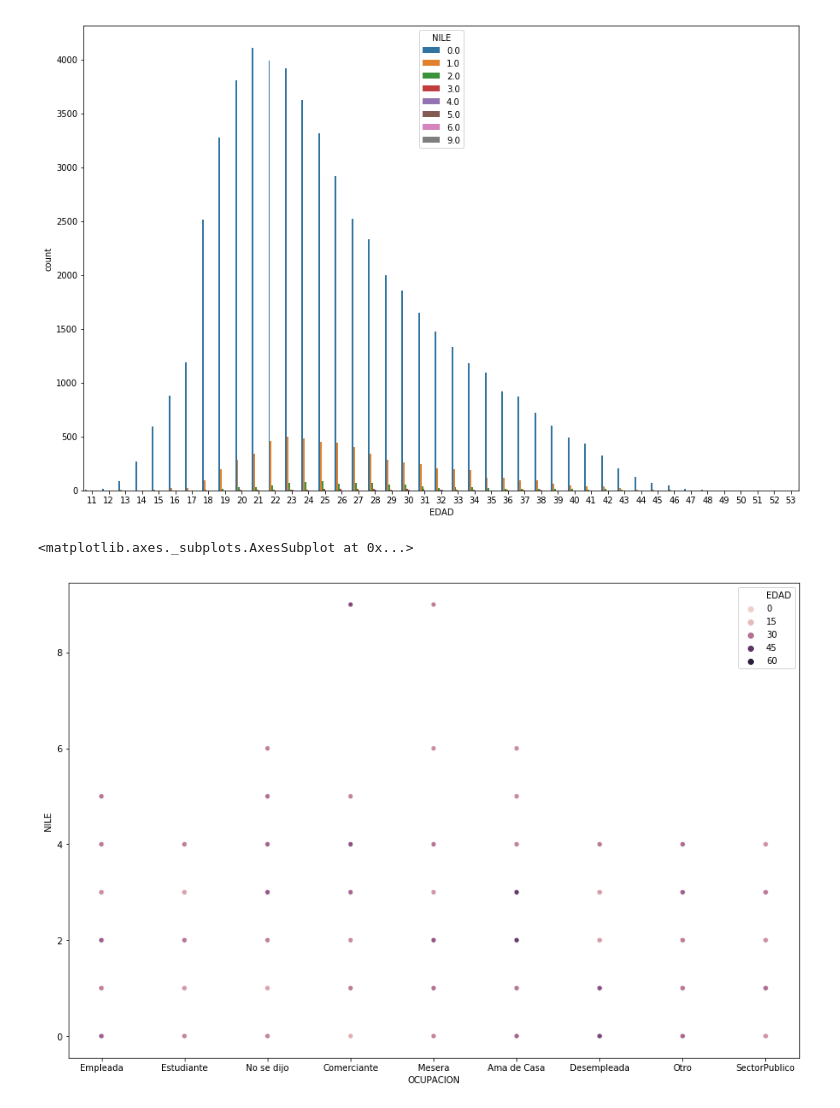
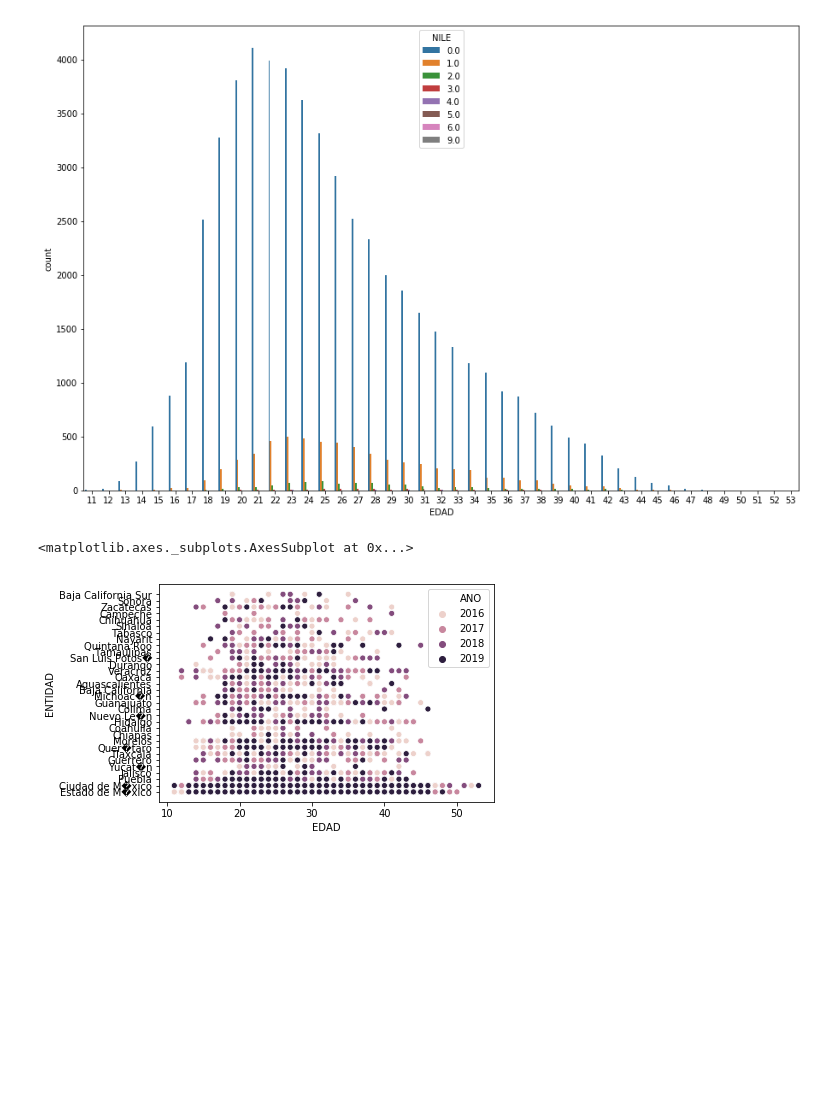
Before and after one commit to iboa08/ILE-CDMX, a Jupyter notebook: Interrupcion Legal Embarazo CDMX.ipynb, the cells around one changed output. Drawn from its saved outputs; the diff is of its cells as text; code cells hidden in the pictures; blank space fills up the shorter version.

```diff
--- a/Interrupcion Legal Embarazo CDMX.ipynb
+++ b/Interrupcion Legal Embarazo CDMX.ipynb
@@ -6,8 +6,17 @@
 import pandas as pd
 pd.plotting.register_matplotlib_converters()
 import matplotlib.pyplot as plt
+from sklearn.preprocessing import LabelEncoder
+from sklearn.preprocessing import MinMaxScaler
 %matplotlib inline
 import seaborn as sns
+import numpy as np
+from sklearn.cluster import KMeans
+from sklearn.metrics import pairwise_distances_argmin_min
+from mpl_toolkits.mplot3d import Axes3D
+
+plt.rcParams['figure.figsize'] = (16, 9)
+plt.style.use('ggplot')
 
 pd.set_option('display.max_rows', 50)
 embarazo = pd.read_csv("/Users/iboa08/Desktop/ML/interrupcion-legal-del-embarazo.csv", engine="python")
@@ -37,6 +46,10 @@ embarazoTest = embarazoTest.drop("DESC_SERVICIO", axis=1)
 embarazoTest = embarazoTest.drop("MOTILES", axis=1)
 embarazoTest = embarazoTest.drop("ANTICONCEPTIVO", axis=1)
 embarazoTest = embarazoTest.drop("CONSEJERIA", axis=1)
+embarazoTest = embarazoTest.drop("ALC O MUNICIPIO", axis=1)
+embarazoTest = embarazoTest.drop("FMENSTRUA", axis=1)
+embarazoTest = embarazoTest.drop("NHIJOS", axis=1)
+embarazoTest = embarazoTest.drop("DESC_DERECHOHAB", axis=1)
 
 embarazoTest['OCUPACION'] = embarazoTest.OCUPACION.fillna('No se dijo')
 embarazoTest['NILE'] = embarazoTest.NILE.fillna(0)
@@ -64,4 +77,4 @@ dict = {"Obrera": "Otro", "Secrataria": "Otro",
        "Profesora o Educadora": "Otro","Estilista": "Otro","Trabajadora del Hogar": "Otro",
        "Secretaria": "Otro"}
 embarazoTest = embarazoTest.replace({"OCUPACION": dict})
-embarazoTest['ALC O MUNICIPIO'].value_counts()
+embarazoTest = embarazoTest.dropna()
@@ -120,8 +114,7 @@ sns.countplot(x="EDAD", hue="NILE", data=embarazoTest)
 <matplotlib.axes._subplots.AxesSubplot at 0x...>
 [figure]
 # %%
-plt.figure(figsize=(15, 10))
-sns.scatterplot(x='OCUPACION',y='NILE', hue='EDAD',data=embarazoTest)
+sns.scatterplot(x='EDAD', y="ENTIDAD", hue='ANO',data=embarazoTest)
 # %% [output]
 <matplotlib.axes._subplots.AxesSubplot at 0x...>
-[figure, old version]
+[figure, new version]
```
Also changed, not shown: parts of 9 cells of this notebook.
